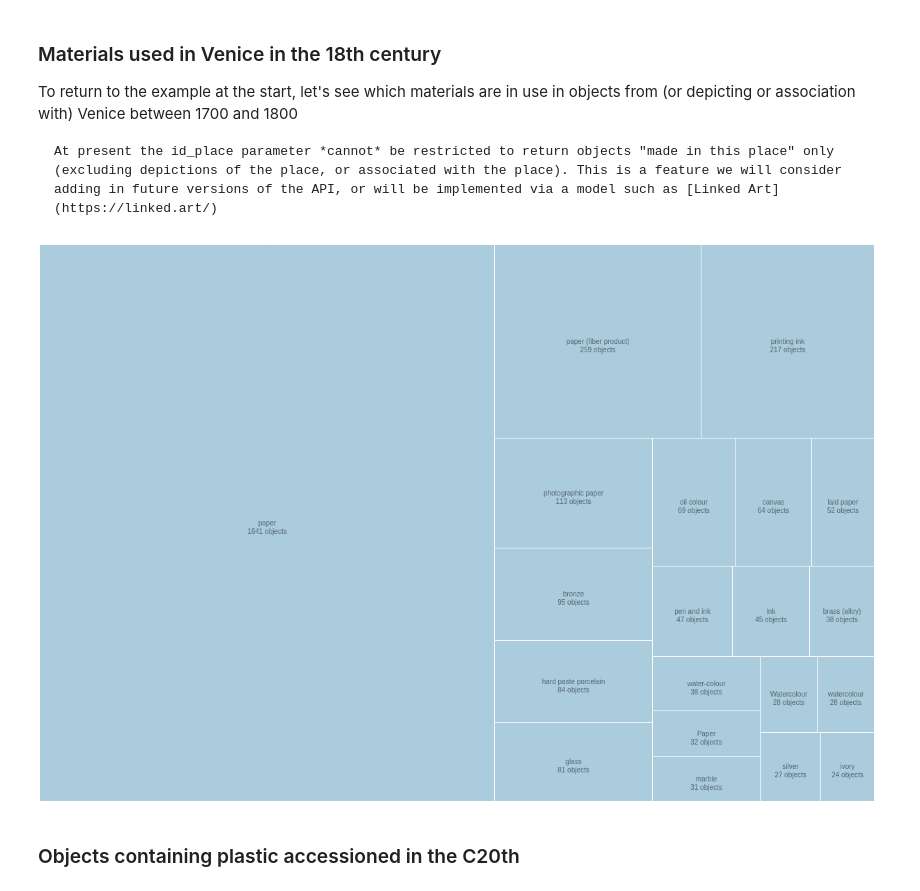
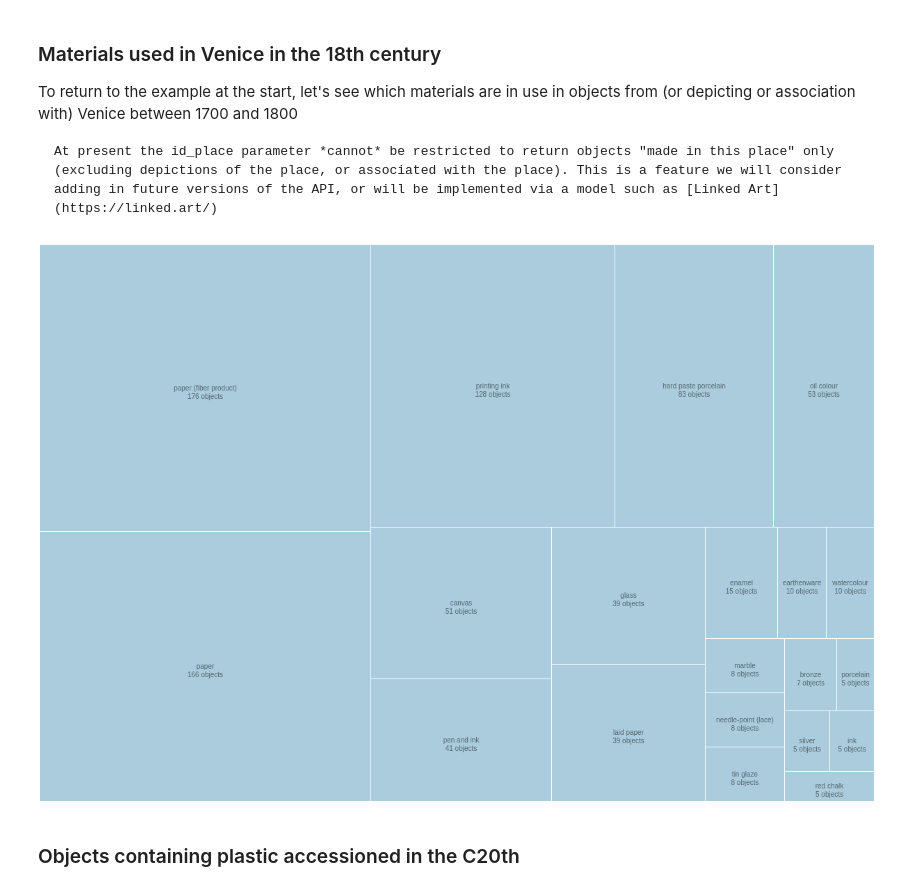
Before and after one commit to vanda/etc-docs, a Jupyter notebook: api-book/api-book/data-vis/clustering.ipynb, the cells around one changed output. Saved outputs shown, nothing was run; the diff lists cells and outputs as text; code cells hidden in the pictures.

````diff
--- a/api-book/api-book/data-vis/clustering.ipynb
+++ b/api-book/api-book/data-vis/clustering.ipynb
@@ -324,10 +324,10 @@ At present the id_place parameter *cannot* be restricted to return objects "made
 ```
 # %%
 import requests
-req = requests.get('https://api.vam.ac.uk/v2/objects/clusters/material/search?id_place=x29237&made_after_year=1700&made_before_year=1800')
+req = requests.get('https://api.vam.ac.uk/v2/objects/clusters/material/search?id_place=x29237&year_made_from=1700&year_made_to=1800')
 treemap(req.json(), "Materials", "#aaccdd")
 # %% [output]
-[figure, old version]
+[figure, new version]
 # %% [markdown]
 ### Objects containing plastic accessioned in the C20th
 # %%
````
Also changed, not shown: 10 other files.
